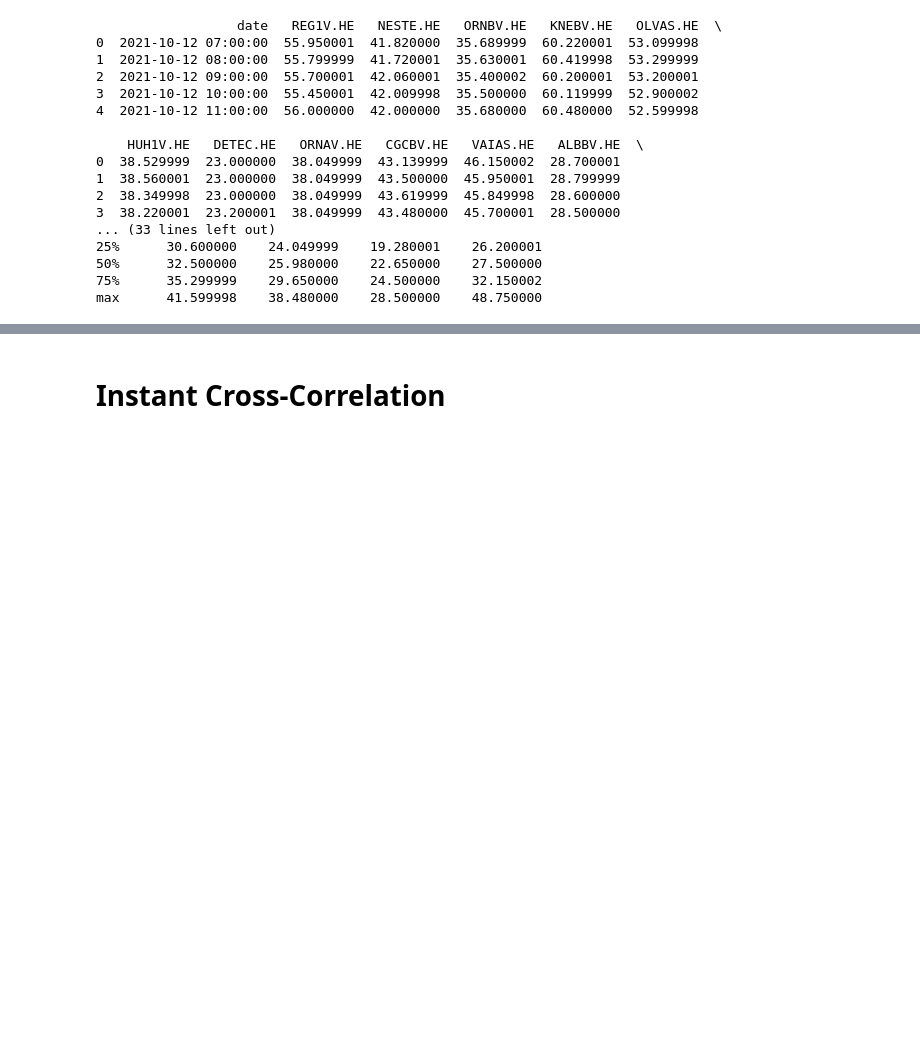
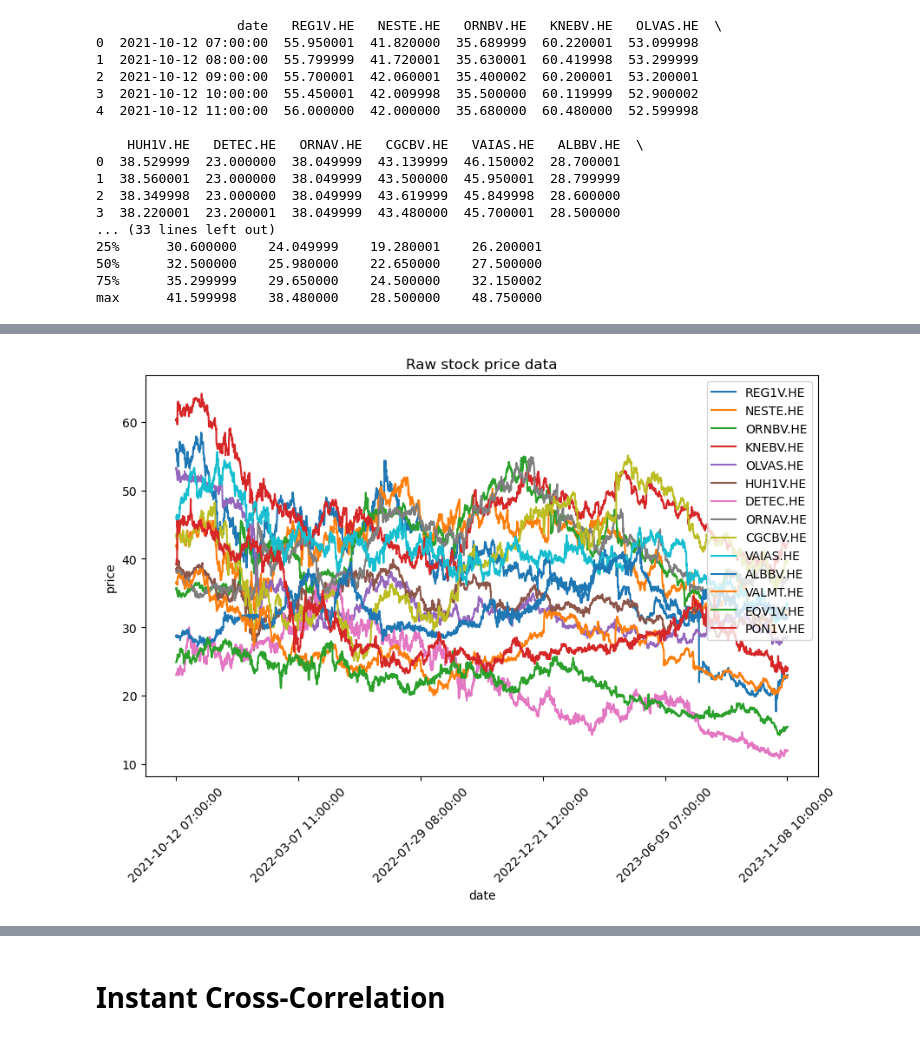
Before and after one commit to ilmari99/stonk-prediction, a Jupyter notebook: data_visualisation.ipynb, the cells around one changed output, grey strips where cells are left out. Cells and saved outputs as stored; diff of their text form; code cells hidden in the pictures; blank space fills up the shorter version.

Commit message:
week2 seasonality, distributions and basic plots. Seasonality has some issues still

```diff
--- a/data_visualisation.ipynb
+++ b/data_visualisation.ipynb
@@ -34,0 +49,18 @@ max      41.599998    38.480000    28.500000    48.750000
+# %%
+df_custom = df.set_index("date")
+
+fig, ax = plt.subplots(figsize=(10, 6))
+
+df_custom.plot(ax=ax)
+
+num_ticks = 5
+xticks_idx = range(0, len(df_custom), len(df_custom)//num_ticks)
+plt.xticks(xticks_idx, df_custom.index[xticks_idx].values, rotation=45)
+
+plt.title('Raw stock price data')
+plt.xlabel('date')
+plt.ylabel('price')
+
+fig.savefig("./figures/raw.svg")
+# %% [output]
+[figure, added]
```
Also changed, not shown: parts of 5 cells of this notebook.
